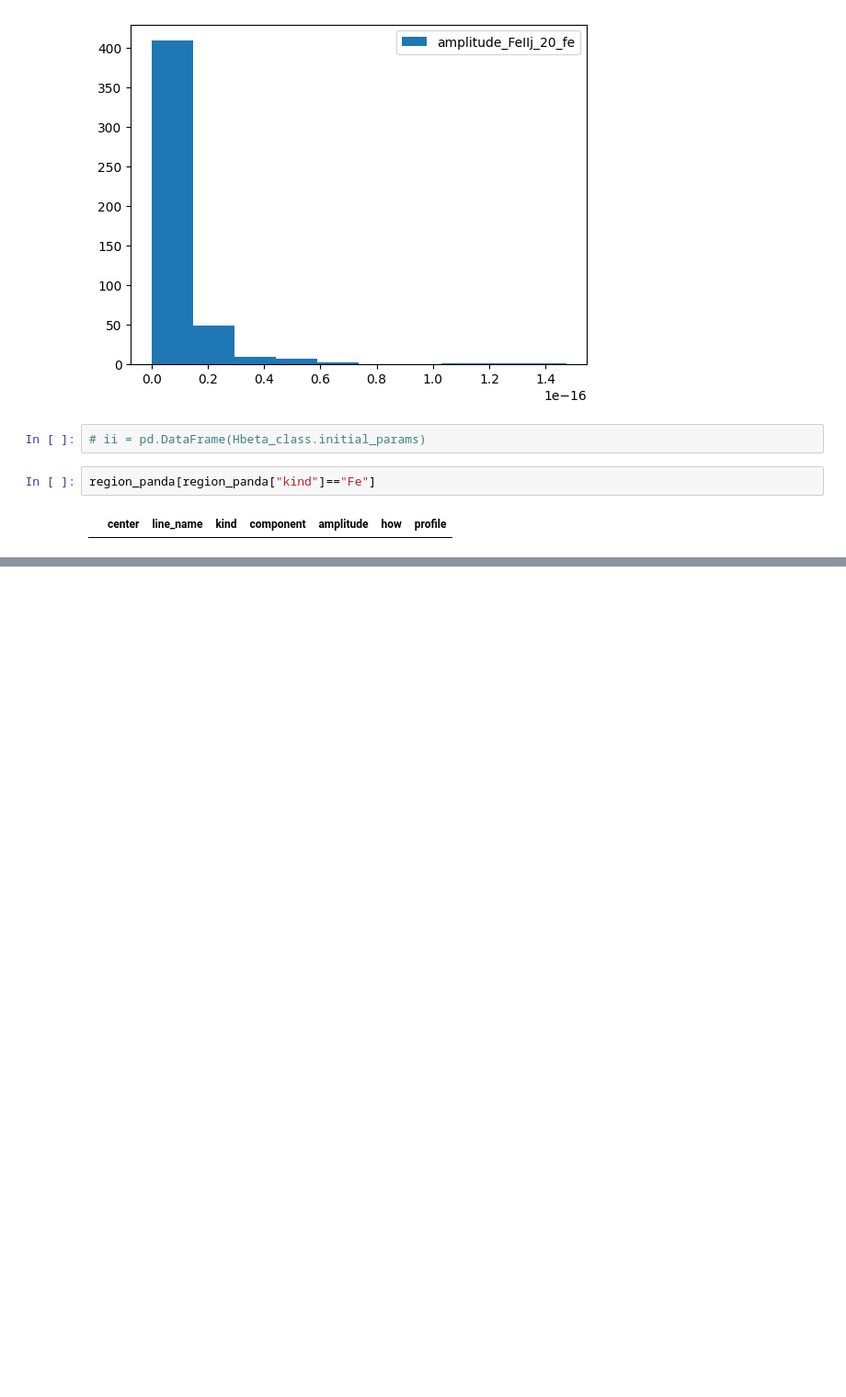
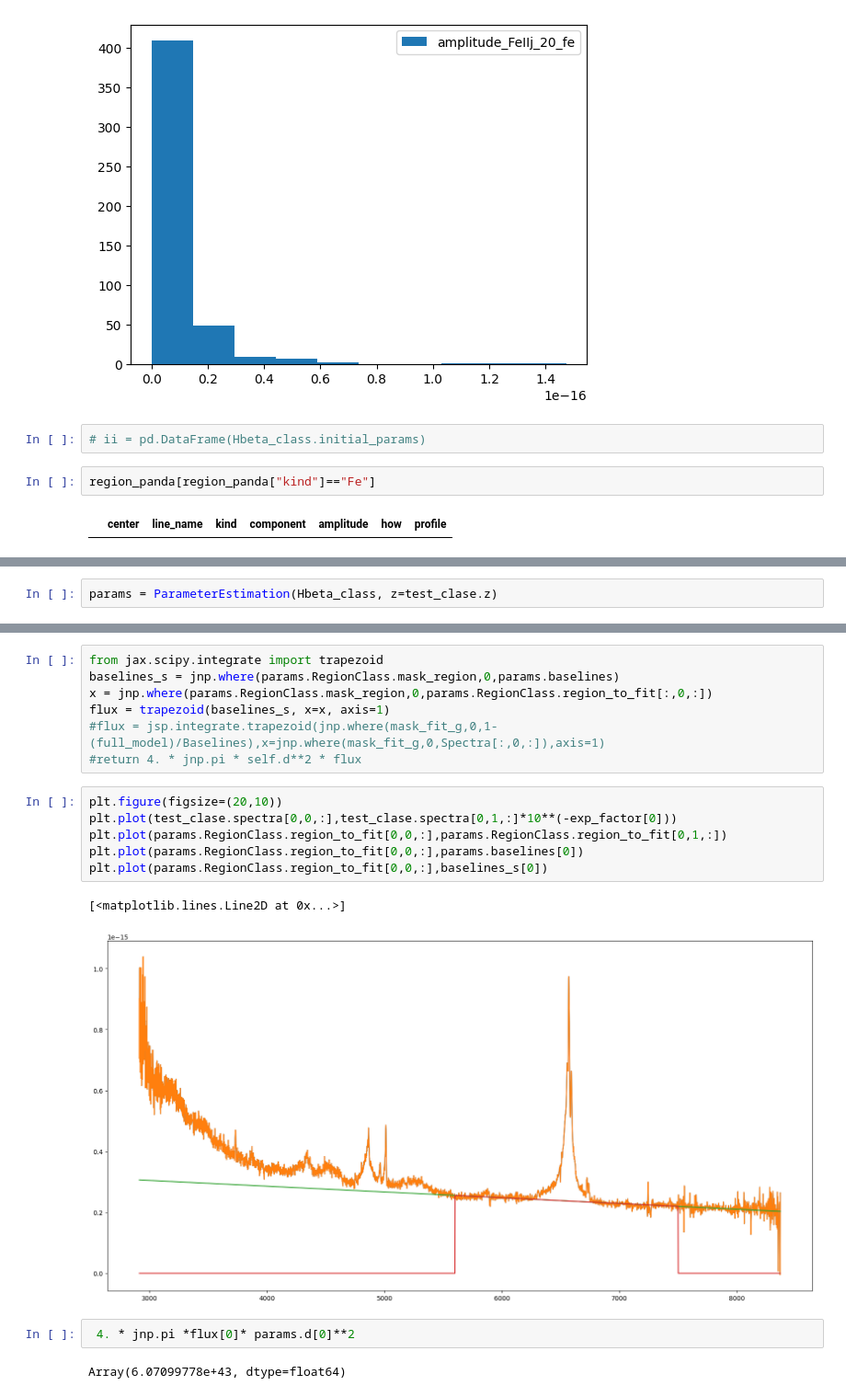
Before and after one commit to felavila/sheap, a Jupyter notebook: notebooks/building_complex_regions.ipynb, the cells around one changed output, grey strips where cells are left out. Shown at 92% size. Drawn from its saved outputs; the diff is of its cells as text; blank space fills up the shorter version.

Commit message:
Parameters

```diff
--- a/notebooks/building_complex_regions.ipynb
+++ b/notebooks/building_complex_regions.ipynb
@@ -215,0 +197,2 @@ objs_panda[objs_panda["SDSS_NAME"]== "132059.42+295728.1"]
+# %%
+params = ParameterEstimation(Hbeta_class, z=test_clase.z)
@@ -215,0 +224,20 @@ objs_panda[objs_panda["SDSS_NAME"]== "132059.42+295728.1"]
+# %%
+from jax.scipy.integrate import trapezoid
+baselines_s = jnp.where(params.RegionClass.mask_region,0,params.baselines)
+x = jnp.where(params.RegionClass.mask_region,0,params.RegionClass.region_to_fit[:,0,:])
+flux = trapezoid(baselines_s, x=x, axis=1)
+#flux = jsp.integrate.trapezoid(jnp.where(mask_fit_g,0,1-(full_model)/Baselines),x=jnp.where(mask_fit_g,0,Spectra[:,0,:]),axis=1)
+#return 4. * jnp.pi * self.d**2 * flux
+# %%
+plt.figure(figsize=(20,10))
+plt.plot(test_clase.spectra[0,0,:],test_clase.spectra[0,1,:]*10**(-exp_factor[0]))
+plt.plot(params.RegionClass.region_to_fit[0,0,:],params.RegionClass.region_to_fit[0,1,:])
+plt.plot(params.RegionClass.region_to_fit[0,0,:],params.baselines[0])
+plt.plot(params.RegionClass.region_to_fit[0,0,:],baselines_s[0])
+# %% [output]
+[<matplotlib.lines.Line2D at 0x...>]
+[figure, added]
+# %%
+ 4. * jnp.pi *flux[0]* params.d[0]**2
+# %% [output]
+Array(6.07099778e+43, dtype=float64)
```
Also changed, not shown: parts of 41 cells of this notebook, 13 other files.
